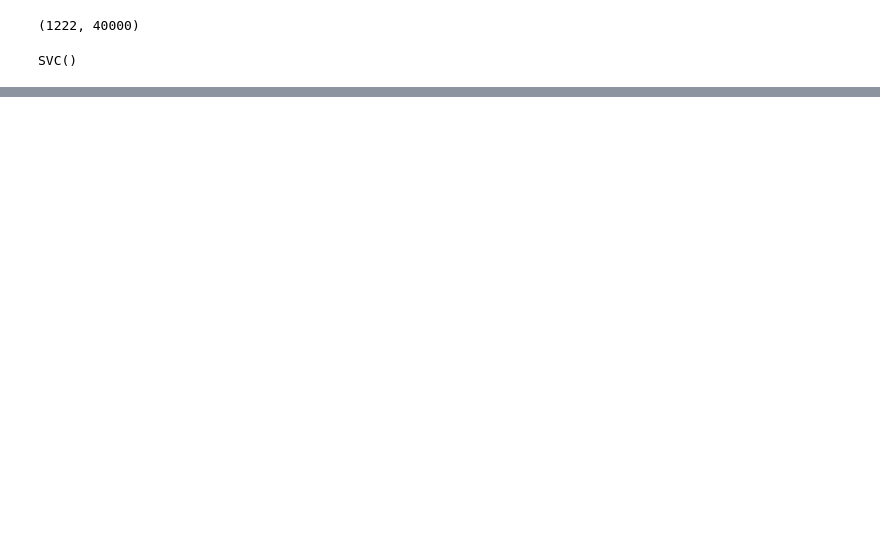
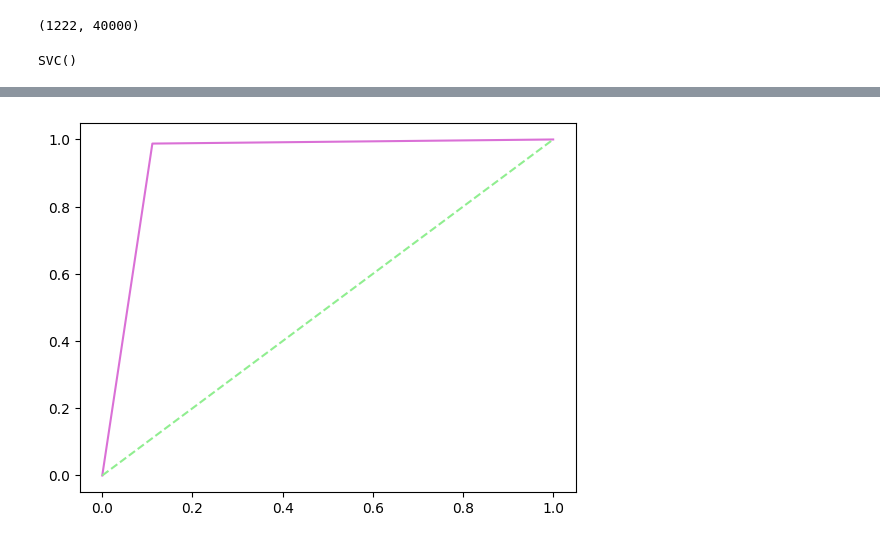
Before and after one commit to johnjustine5646/Lab9, a Jupyter notebook: Lab9_ML.ipynb, the cells around one changed output, grey strips where cells are left out. Cells and saved outputs as stored; diff of their text form; code cells hidden in the pictures; blank space fills up the shorter version.

```diff
--- a/Lab9_ML.ipynb
+++ b/Lab9_ML.ipynb
@@ -103,6 +106,8 @@ pt.plot([0, 1], ls="--", color='lightgreen');
 # %%
-pt.plot(fpr, tpr, color='orchid')
-pt.plot([0, 1], ls="--", color='lightgreen');
+plt.plot(fpr, tpr, color='orchid')
+plt.plot([0, 1], ls="--", color='lightgreen');
+# %% [output]
+[figure, added]
 # %%
 param_grid = {'C': [0.1, 1, 10, 100, 1000],
               'gamma': [1, 0.1, 0.01, 0.001, 0.0001],
```
Also changed, not shown: parts of 14 cells of this notebook.
